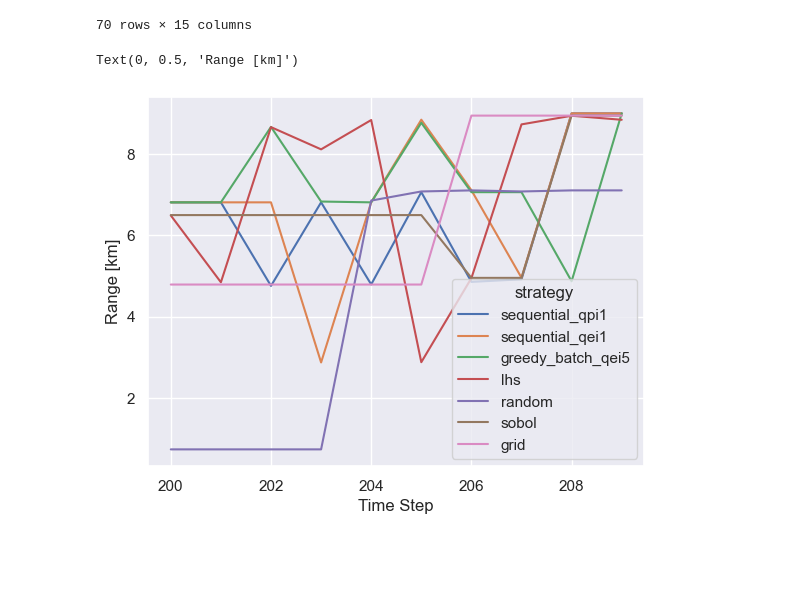
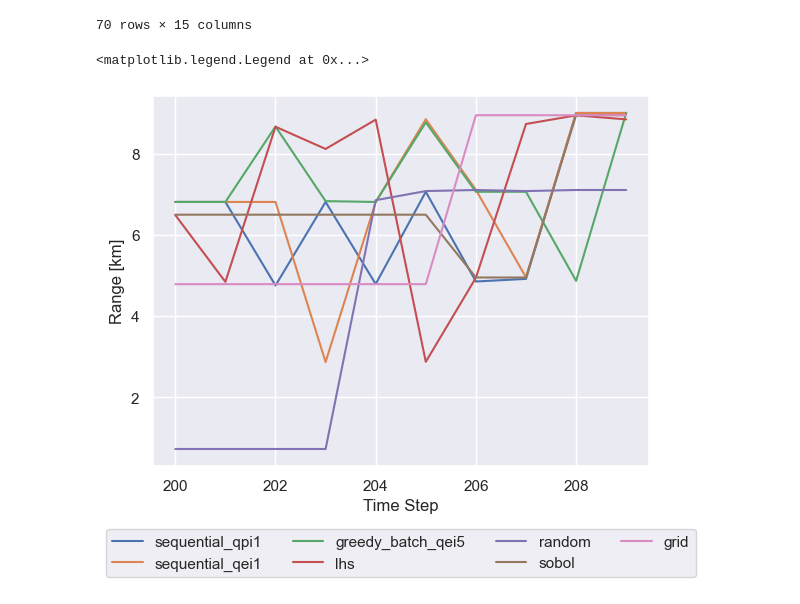
Before and after one commit to NeptuneProjects/BOGP, a Jupyter notebook: Notebooks/analysis2.ipynb, the cells around one changed output. Cells and saved outputs as stored; diff of their text form; code cells hidden in the pictures; blank space fills up the shorter version.

```diff
--- a/Notebooks/analysis2.ipynb
+++ b/Notebooks/analysis2.ipynb
@@ -65,8 +65,12 @@ df
 70 rows × 15 columns
 # %%
 sns.set_theme(style="darkgrid")
+# import matplotlib.pyplot as plt
+
+# plt.style.use('tableau-colorblind10')
 ax = sns.lineplot(data=df, x="Time Step", y="rec_r", hue="strategy")
 ax.set_ylabel("Range [km]")
+ax.legend(loc="upper center", bbox_to_anchor=(0.5, -0.15), ncols=4)
 # %% [output]
-Text(0, 0.5, 'Range [km]')
+<matplotlib.legend.Legend at 0x...>
-[figure, old version]
+[figure, new version]
```
Also changed, not shown: 6 other files.
